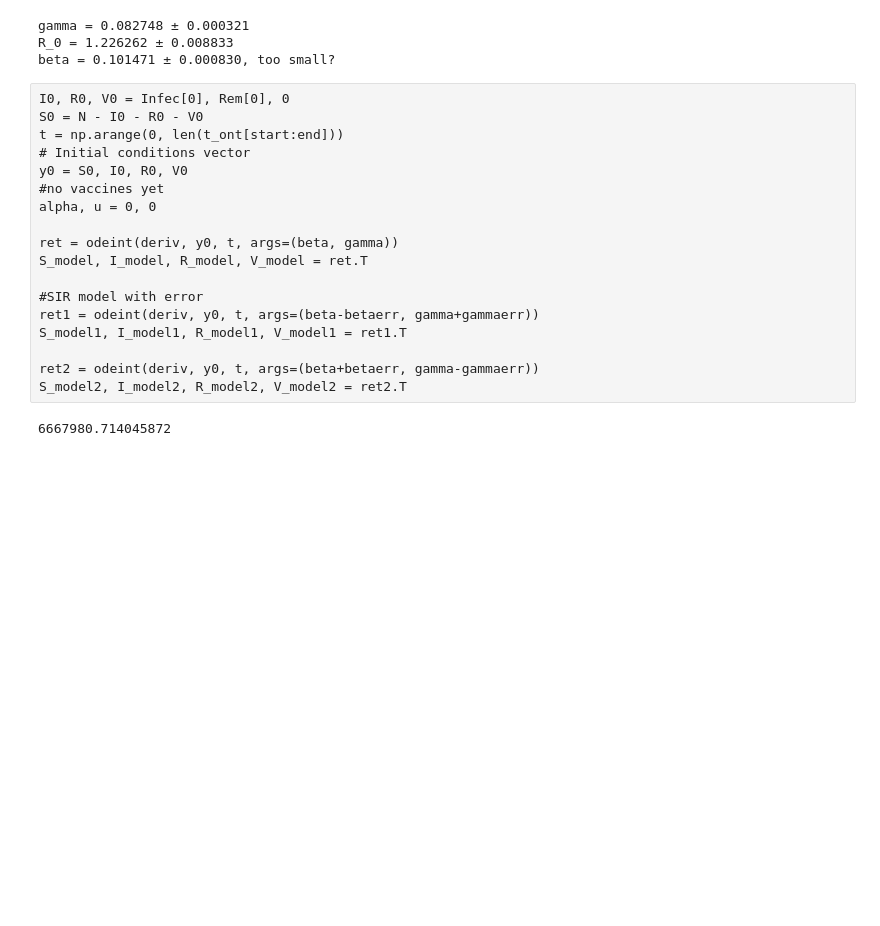
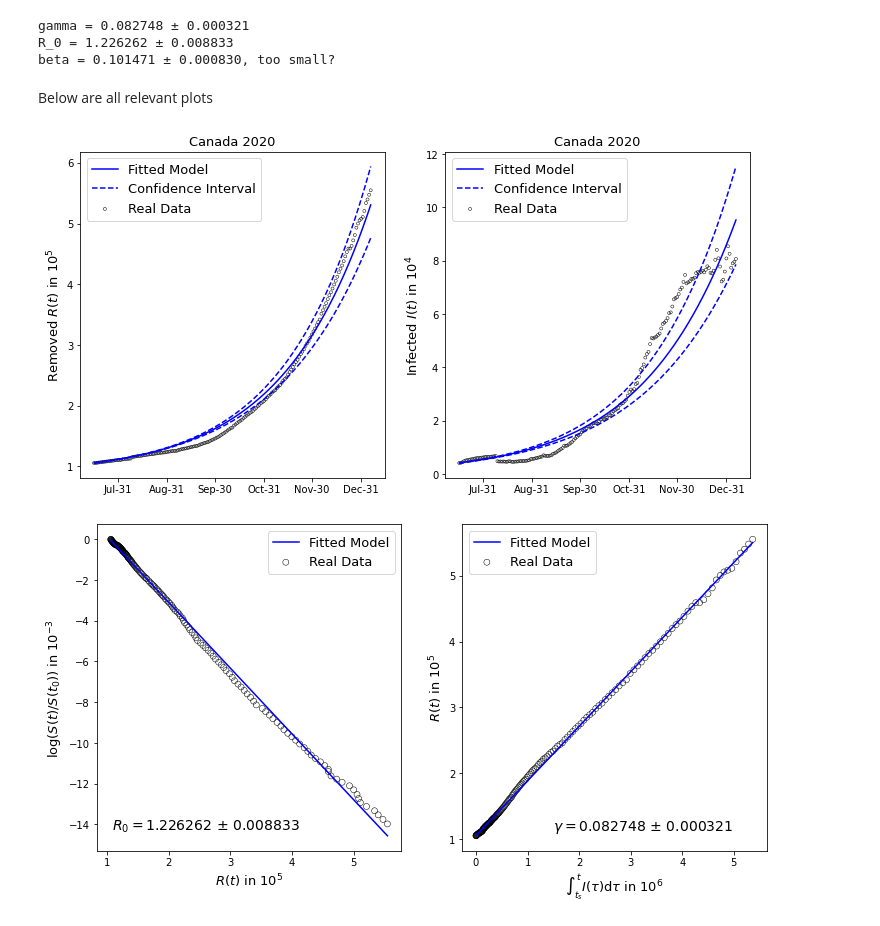
Before and after one commit to PoldeDalmau/SIR_COVID, a Jupyter notebook: Example_Canada.ipynb, the cells around one changed output. Saved outputs shown, nothing was run; the diff lists cells and outputs as text; code cells hidden in the pictures; blank space fills up the shorter version.

```diff
--- a/Example_Canada.ipynb
+++ b/Example_Canada.ipynb
@@ -54,21 +57,3 @@ print("beta =", f"{beta:.6f}", "±", f"{betaerr:.6f}, too small?")
 gamma = 0.082748 ± 0.000321
 R_0 = 1.226262 ± 0.008833
 beta = 0.101471 ± 0.000830, too small?
-# %% [raw]
-I0, R0, V0 = Infec[0], Rem[0], 0
-S0 = N - I0 - R0 - V0
-t = np.arange(0, len(t_ont[start:end]))
-# Initial conditions vector
-y0 = S0, I0, R0, V0
-#no vaccines yet
-alpha, u = 0, 0
-
-ret = odeint(deriv, y0, t, args=(beta, gamma))
-S_model, I_model, R_model, V_model = ret.T
-
-#SIR model with error
-ret1 = odeint(deriv, y0, t, args=(beta-betaerr, gamma+gammaerr))
-S_model1, I_model1, R_model1, V_model1 = ret1.T
-
-ret2 = odeint(deriv, y0, t, args=(beta+betaerr, gamma-gammaerr))
-S_model2, I_model2, R_model2, V_model2 = ret2.T
@@ -75,3 +78,5 @@ S_model2, I_model2, R_model2, V_model2 = ret2.T
+# %% [markdown]
+Below are all relevant plots
 # %%
 #get data for different scenarios of u and alpha
 I0, R0, V0 = Infec[0], Rem[0], 0
@@ -107,10 +113,11 @@ for i in range(7):
     ret_final.append(np.concatenate((ret, ret_v[i]), axis=0, out=None))
     R_final.append(np.concatenate((R_bef, R_aft[i]), axis=0, out=None))
     I_final.append(np.concatenate((I_bef, I_aft[i]), axis=0, out=None))
-# %%
-print(R_aft[6][-1])
-# %% [output]
-6667980.714045872
+# %%
+plotdataandfits()
+# %% [output]
+[figure, added]
+[figure, added]
 # %%
 # plot the data obtained in the previous cell
 #t = np.arange(0, 533)
```
Also changed, not shown: parts of 6 cells of this notebook.
